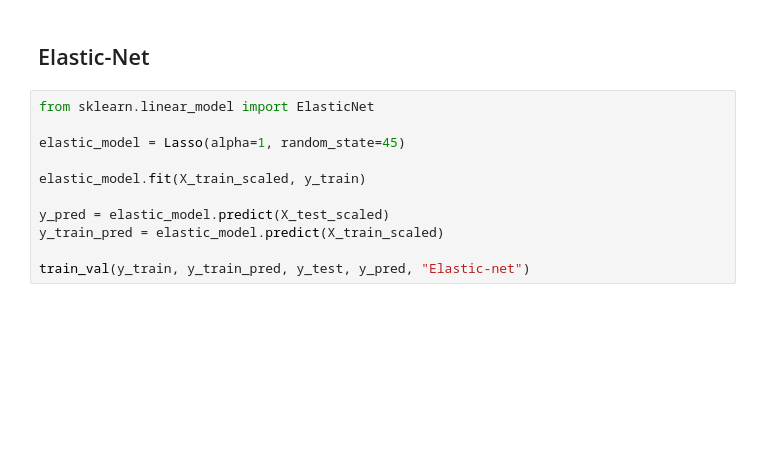
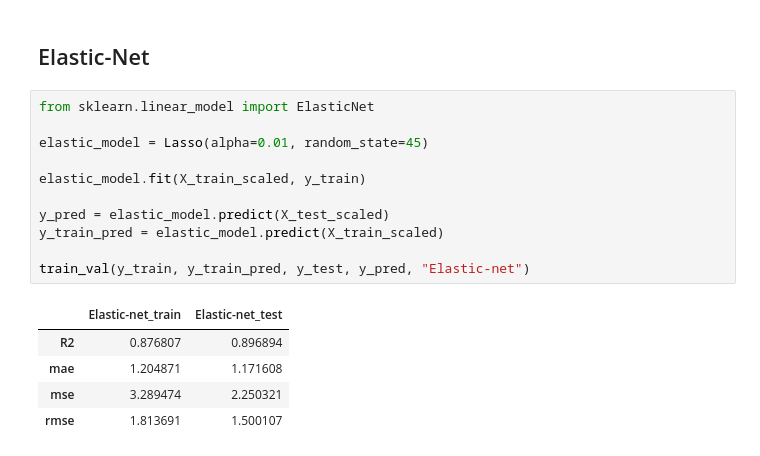
Before and after one commit to msddk/DS_Bootcamp, a Jupyter notebook: Machine Learning/Used Car Price Prediction/Used car price prediction assignment.ipynb, the cells around one changed output. Saved outputs shown, nothing was run; the diff lists cells and outputs as text; blank space fills up the shorter version.

```diff
--- a/Machine Learning/Used Car Price Prediction/Used car price prediction assignment.ipynb
+++ b/Machine Learning/Used Car Price Prediction/Used car price prediction assignment.ipynb
@@ -409,11 +409,17 @@ lasso_model.alpha
 # %%
 from sklearn.linear_model import ElasticNet
 
-elastic_model = Lasso(alpha=1, random_state=45)
+elastic_model = Lasso(alpha=0.01, random_state=45)
 
 elastic_model.fit(X_train_scaled, y_train)
 
 y_pred = elastic_model.predict(X_test_scaled)
 y_train_pred = elastic_model.predict(X_train_scaled)
 
 train_val(y_train, y_train_pred, y_test, y_pred, "Elastic-net")
+# %% [output]
+|  | Elastic-net_train | Elastic-net_test |
+| R2 | 0.876807 | 0.896894 |
+| mae | 1.204871 | 1.171608 |
+| mse | 3.289474 | 2.250321 |
+| rmse | 1.813691 | 1.500107 |
```
Also changed, not shown: parts of 5 cells of this notebook.
